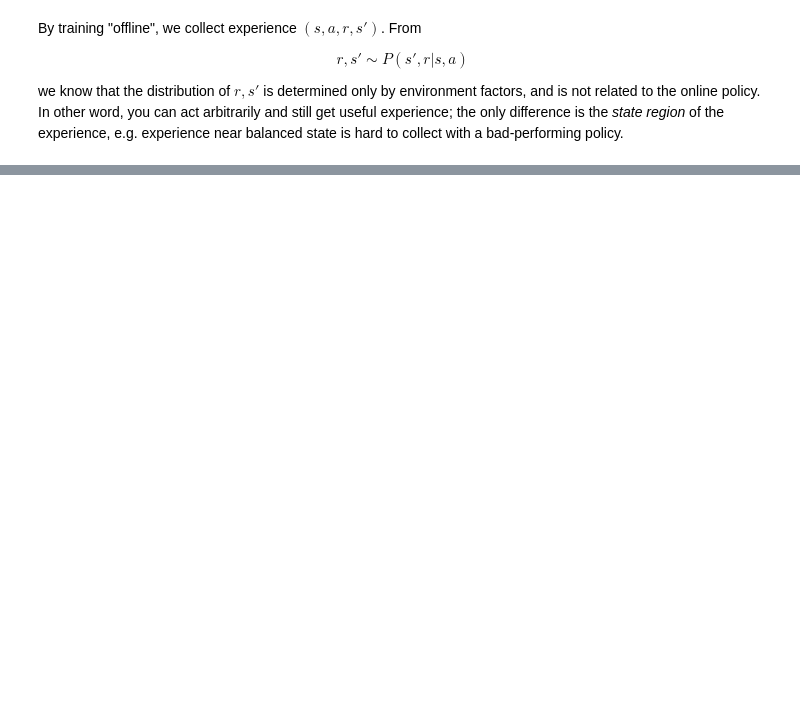
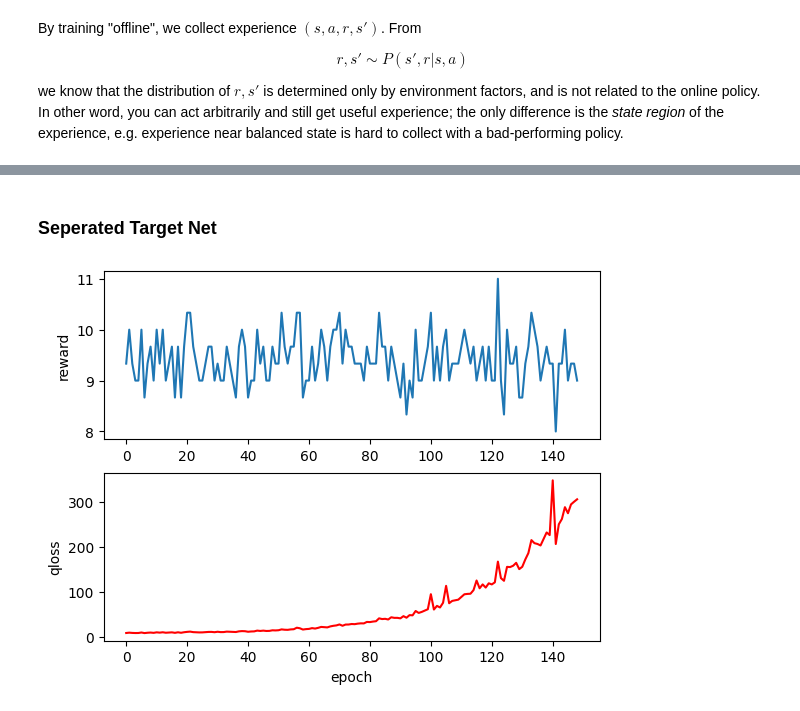
Before and after one commit to kINo204/RL-notes, a Jupyter notebook: 02-dqn.ipynb, the cells around one changed output, grey strips where cells are left out. Cells and saved outputs as stored; diff of their text form; code cells hidden in the pictures; blank space fills up the shorter version.

```diff
--- a/02-dqn.ipynb
+++ b/02-dqn.ipynb
@@ -21,28 +23,25 @@ class Qnet(nn.Module):
     def __init__(self):
         super().__init__()
         self.fcs = nn.Sequential(
-            nn.Linear(4, 32),
+            nn.Linear(4, 128),
             nn.ReLU(),
-
-            nn.Linear(32, 16),
+            nn.Linear(128, 64),
             nn.ReLU(),
-
-            nn.Linear(16, 2),
+            nn.Linear(64, 2),
         )
 
     def forward(self, state):
-        q = self.fcs(state)
-        return q
+        return self.fcs(state)
 # %% [markdown]
 Value-based methods use dererministic policy $\pi(a|s) = 1 - \varepsilon \iff a = \argmax\limits_{a} ~Q_\theta(s,a)$. However, we adopt the $\varepsilon$-greedy method, letting the policy explore at a possibility of $\varepsilon$:
 # %%
-eps = 0.005
+eps = 0.01
 
 def policy(q: Tensor) -> int:
     explore = torch.bernoulli(torch.tensor(eps)).item()
     action = torch.argmax(q).item()
     if explore == 1:
-        return abs(1 - action) # type: ignore
+        return randint(0, 1)
     else:
         return action # type: ignore
 # %% [markdown]
@@ -224,0 +190,2 @@ visualize(ms)
+# %% [markdown]
+### Seperated Target Net
@@ -224,0 +243,5 @@ visualize(ms)
+# %%
+ms += replay_train_with_target(env, net, opt, epochs=150)
+visualize(ms)
+# %% [output]
+[figure, added]
```
Also changed, not shown: parts of 16 cells of this notebook.
